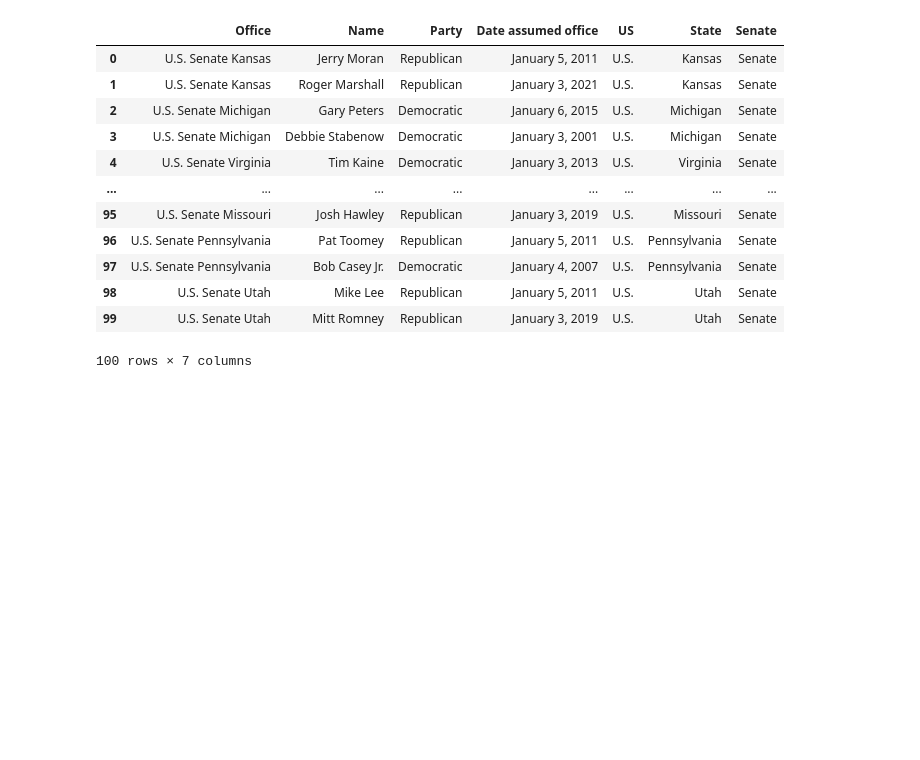
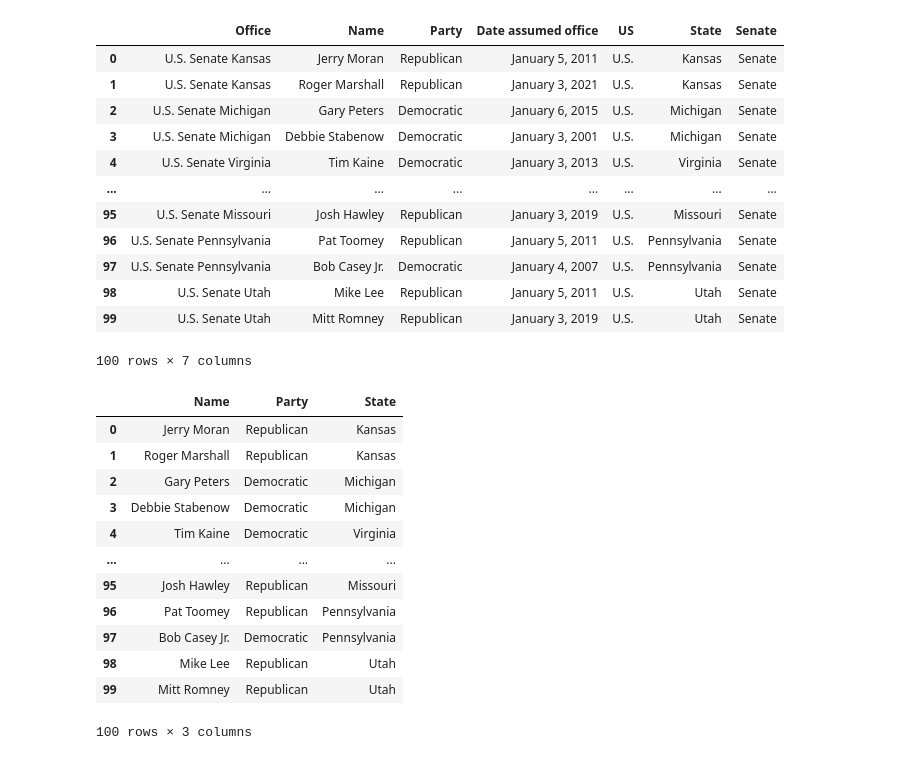
Before and after one commit to claws425/ETL-Project, a Jupyter notebook: ETLProject.ipynb, the cells around one changed output. Cells and saved outputs as stored; diff of their text form; code cells hidden in the pictures; blank space fills up the shorter version.

Commit message:
dropped office, US, Senate, and Date assumed office cols

```diff
--- a/ETLProject.ipynb
+++ b/ETLProject.ipynb
@@ -273,3 +273,25 @@ senator_df
 | 98 | U.S. Senate Utah | Mike Lee | Republican | January 5, 2011 | U.S. | Utah | Senate |
 | 99 | U.S. Senate Utah | Mitt Romney | Republican | January 3, 2019 | U.S. | Utah | Senate |
 100 rows × 7 columns
+# %%
+# Dropping unnecessary columns
+senator_df.drop(columns =["Office"], inplace = True)
+senator_df.drop(columns =["US"], inplace = True)
+senator_df.drop(columns =["Senate"], inplace = True)
+senator_df.drop(columns =["Date assumed office"], inplace = True)
+# df display
+senator_df
+# %% [output]
+|  | Name | Party | State |
+| 0 | Jerry Moran | Republican | Kansas |
+| 1 | Roger Marshall | Republican | Kansas |
+| 2 | Gary Peters | Democratic | Michigan |
+| 3 | Debbie Stabenow | Democratic | Michigan |
+| 4 | Tim Kaine | Democratic | Virginia |
+| ... | ... | ... | ... |
+| 95 | Josh Hawley | Republican | Missouri |
+| 96 | Pat Toomey | Republican | Pennsylvania |
+| 97 | Bob Casey Jr. | Democratic | Pennsylvania |
+| 98 | Mike Lee | Republican | Utah |
+| 99 | Mitt Romney | Republican | Utah |
+100 rows × 3 columns
```
